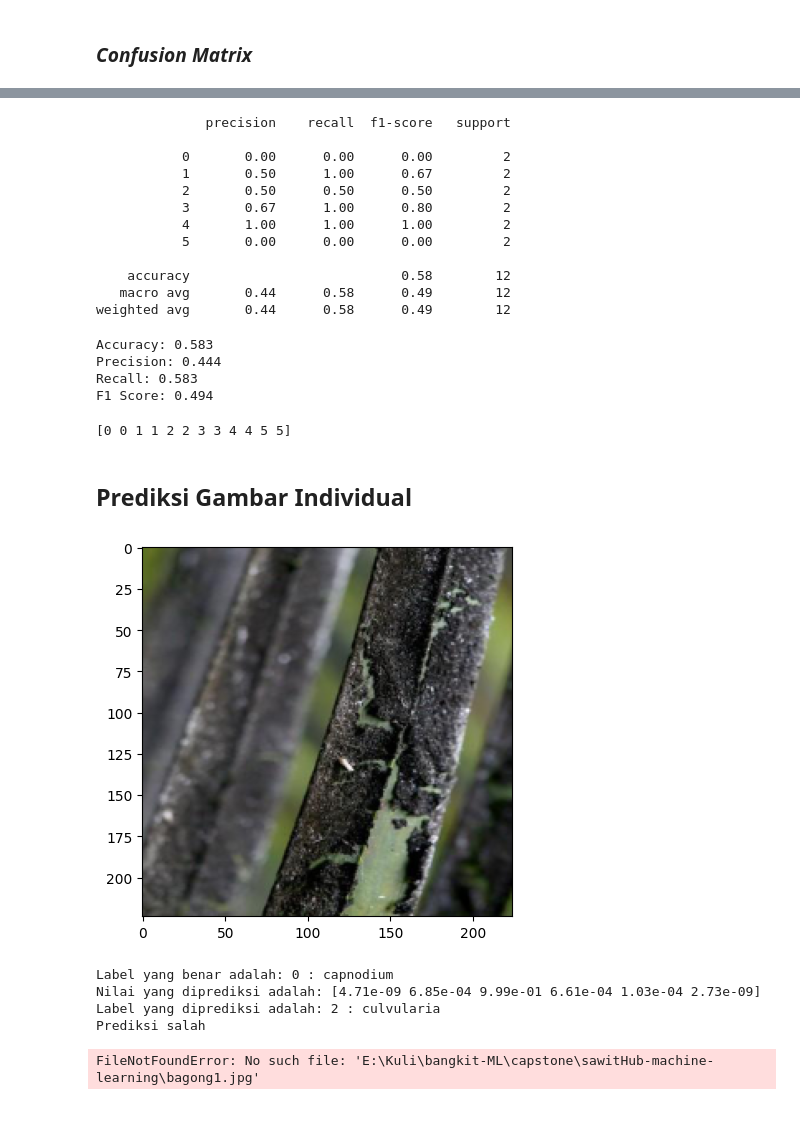
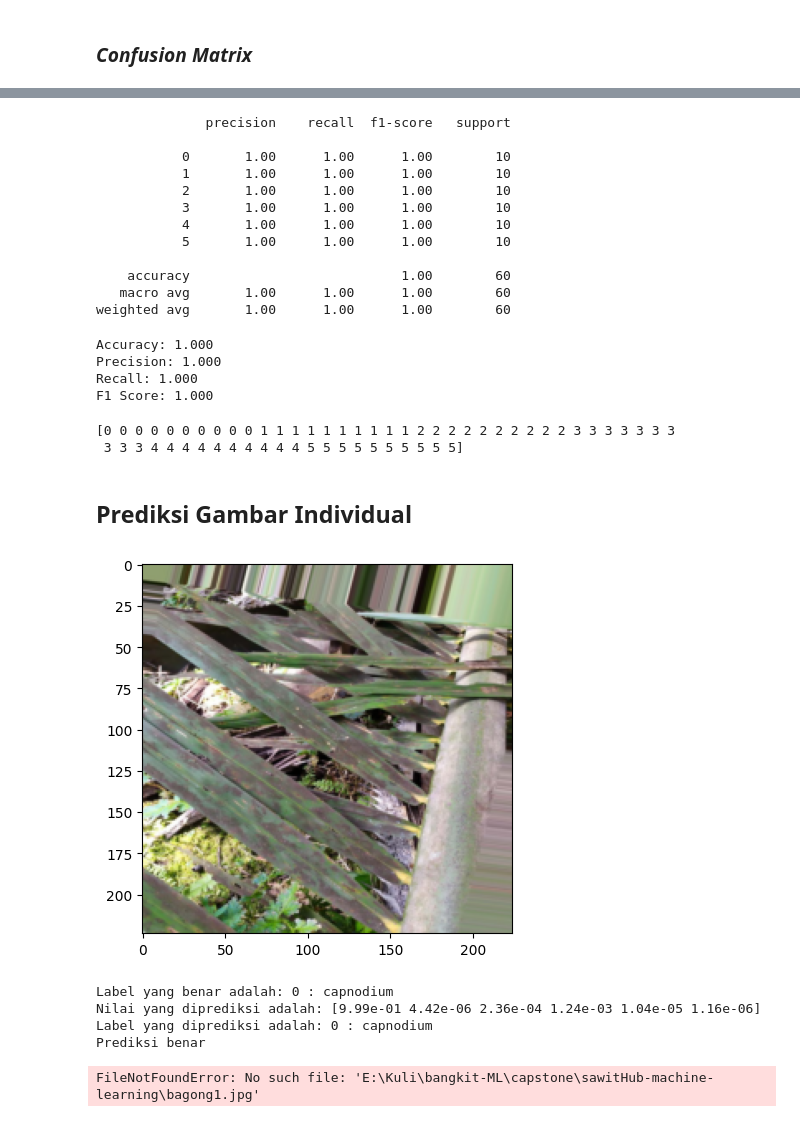
Before and after one commit to sawitHub/sawitHub-machine-learning, a Jupyter notebook: Klasifikasi_Citra_MobileNet.ipynb, the cells around one changed output, grey strips where cells are left out. Drawn from its saved outputs; the diff is of its cells as text; code cells hidden in the pictures.

Commit message:
Update Klasifikasi_Citra_MobileNet.ipynb
train using augmented dataset, result very good with test data but not sure with new sample data

```diff
--- a/Klasifikasi_Citra_MobileNet.ipynb
+++ b/Klasifikasi_Citra_MobileNet.ipynb
@@ -152,10 +128,16 @@ Text(0.5, 1.0, 'normal')
 #Memuat dataset pelatihan
 IMAGE_SIZE = 224
 BATCH_SIZE = 128
-base_dir = os.path.join('splitted-dataset/train')
+base_dir = os.path.join('augmented-splitted-dataset/train')
 
 datagen = tf.keras.preprocessing.image.ImageDataGenerator(
     rescale=1./255,
+    rotation_range=10,  # Rotate the image by a certain range (in degrees)
+    width_shift_range=0.1,  # Shift the width of the image by a fraction
+    height_shift_range=0.1,  # Shift the height of the image by a fraction
+    zoom_range=0.1,  # Zoom in or out on the image by a fraction
+    horizontal_flip=True,  # Flip the image horizontally
+    fill_mode='nearest',  # Fill in any newly created pixels during augmentation
     validation_split=0.2)
 
 train_generator = datagen.flow_from_directory(
@@ -176,9 +158,9 @@ y_test = []
 labels = ['capnodium', 'cochliobolus', 'culvularia','drecshlera', 'hara', 'normal']
 
 for i,label in enumerate(labels):
-    folder = os.path.join("splitted-dataset/test",label)
+    folder = os.path.join("augmented-splitted-dataset/test",label)
     files = sorted(os.listdir(folder))
-    files = [x for x in files if x.endswith(".jpg")]
+    files = [x for x in files if x.endswith(".jpeg")]
     for k,file in enumerate(files):
         image_path = os.path.join(folder, file)
 
@@ -311,7 +289,7 @@ _________________________________________________________________
 #Menyimpan file model bobot yang terbaik selama pelatihan (dalam format keras ".h5")
 # ckpt = ModelCheckpoint("Klasifikasi Wayang Kulit.h5", monitor='val_loss', verbose=1, save_best_only=True, save_weights_only=False, mode='auto', save_freq=1)
 history = model.fit(train_generator,
-                    epochs=30,
+                    epochs=20,
                     validation_data=val_generator)
 # history = model.fit(train_generator, batch_size=120, epochs= 100,validation_data=val_generator,callbacks = [ckpt])
 # %% [output]
@@ -487,16 +467,16 @@ print(classification_report(y_true, y_pred))
 # %% [output]
               precision    recall  f1-score   support
 
-           0       0.00      0.00      0.00         2
-           1       0.50      1.00      0.67         2
-           2       0.50      0.50      0.50         2
-           3       0.67      1.00      0.80         2
-           4       1.00      1.00      1.00         2
-           5       0.00      0.00      0.00         2
+           0       1.00      1.00      1.00        10
+           1       1.00      1.00      1.00        10
+           2       1.00      1.00      1.00        10
+           3       1.00      1.00      1.00        10
+           4       1.00      1.00      1.00        10
+           5       1.00      1.00      1.00        10
 
-    accuracy                           0.58        12
-   macro avg       0.44      0.58      0.49        12
-weighted avg       0.44      0.58      0.49        12
+    accuracy                           1.00        60
+   macro avg       1.00      1.00      1.00        60
+weighted avg       1.00      1.00      1.00        60
 # %%
 from sklearn.metrics import precision_score, recall_score, f1_score, accuracy_score
 
@@ -505,39 +485,40 @@ print('Precision: %.3f' % precision_score(y_true, y_pred,average='weighted'))
 print('Recall: %.3f' % recall_score(y_true, y_pred,average='weighted'))
 print('F1 Score: %.3f' % f1_score(y_true, y_pred,average="weighted"))
 # %% [output]
-Accuracy: 0.583
-Precision: 0.444
-Recall: 0.583
-F1 Score: 0.494
+Accuracy: 1.000
+Precision: 1.000
+Recall: 1.000
+F1 Score: 1.000
 # %%
 print((y_true))
 # %% [output]
-[0 0 1 1 2 2 3 3 4 4 5 5]
+[0 0 0 0 0 0 0 0 0 0 1 1 1 1 1 1 1 1 1 1 2 2 2 2 2 2 2 2 2 2 3 3 3 3 3 3 3
+ 3 3 3 4 4 4 4 4 4 4 4 4 4 5 5 5 5 5 5 5 5 5 5]
 # %% [markdown]
 ## Prediksi Gambar Individual
 # %%
-n = 1 #Jangan melampaui (nilai dari gambar test - 1)
+n = 5 #Jangan melampaui (nilai dari gambar test - 1)
 
 plt.imshow(X_test[n])
 plt.show()
 
 true_label = np.argmax(y_test2,axis=1)[n]
 print("Label yang benar adalah:",true_label,":",labels[true_label])
 prediction = model.predict(X_test[n][np.newaxis,...])[0]
 print("Nilai yang diprediksi adalah:",prediction)
 predicted_label = np.argmax(prediction)
 print("Label yang diprediksi adalah:",predicted_label,":",labels[predicted_label])
 
 if true_label == predicted_label:
     print("Prediksi benar")
 else:
     print("Prediksi salah")
 # %% [output]
-[figure, old version]
+[figure, new version]
 Label yang benar adalah: 0 : capnodium
-Nilai yang diprediksi adalah: [4.71e-09 6.85e-04 9.99e-01 6.61e-04 1.03e-04 2.73e-09]
-Label yang diprediksi adalah: 2 : culvularia
-Prediksi salah
+Nilai yang diprediksi adalah: [9.99e-01 4.42e-06 2.36e-04 1.24e-03 1.04e-05 1.16e-06]
+Label yang diprediksi adalah: 0 : capnodium
+Prediksi benar
 # %%
 import cv2
 import glob
```
Also changed, not shown: parts of 12 cells of this notebook.
